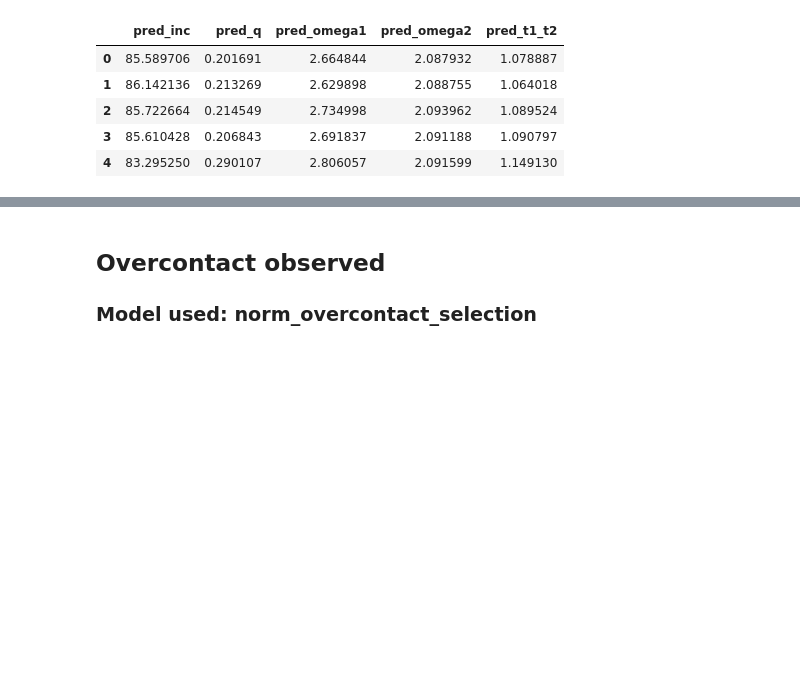
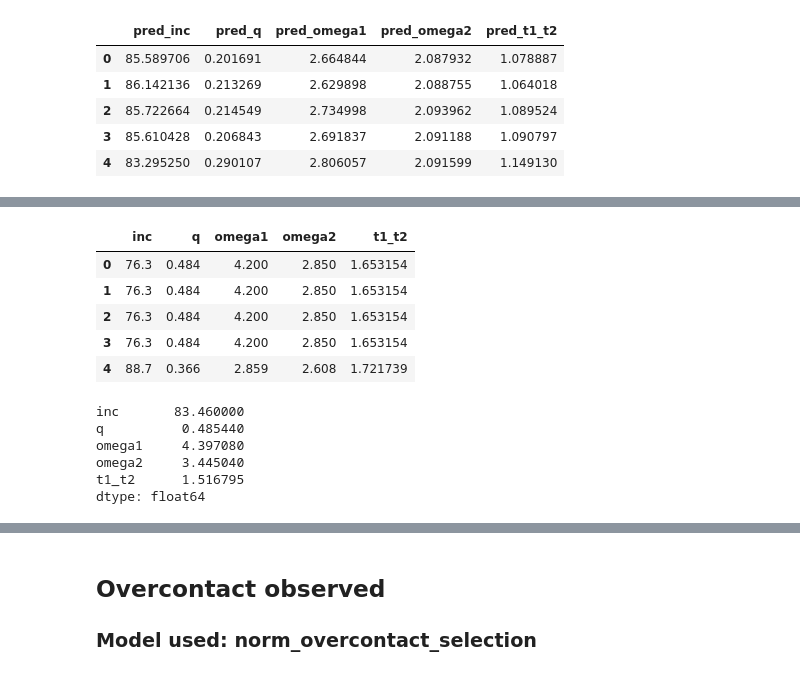
Before and after one commit to AdriNemcikova/DP, a Jupyter notebook: NORM_observed_pred.ipynb, the cells around one changed output, grey strips where cells are left out. Drawn from its saved outputs; the diff is of its cells as text; code cells hidden in the pictures; blank space fills up the shorter version.

```diff
--- a/NORM_observed_pred.ipynb
+++ b/NORM_observed_pred.ipynb
@@ -71,7 +71,7 @@ list(data_det.columns)
  'primary__equivalent_radius',
  'secondary__equivalent_radius']
 # %%
-y = np.array(data_det[[
+y_det = np.array(data_det[[
     "inc",
     "q",
     "omega1",
@@ -168,13 +181,27 @@ pred_mean
 # %%
-true_det_df = pd.DataFrame(y,
+true_det_df = pd.DataFrame(y_det,
                         columns = [
                         "inc",
                         "q",
                         "omega1",
                         "omega2",
                         "t1_t2"])
 true_det_df.head()
+# %% [output]
+|  | inc | q | omega1 | omega2 | t1_t2 |
+| 0 | 76.3 | 0.484 | 4.200 | 2.850 | 1.653154 |
+| 1 | 76.3 | 0.484 | 4.200 | 2.850 | 1.653154 |
+| 2 | 76.3 | 0.484 | 4.200 | 2.850 | 1.653154 |
+| 3 | 76.3 | 0.484 | 4.200 | 2.850 | 1.653154 |
+| 4 | 88.7 | 0.366 | 2.859 | 2.608 | 1.721739 |
 # %%
-true_mean = true_det_df.mean(axis=0)
-true_mean
+true_mean_det = true_det_df.mean(axis=0)
+true_mean_det
+# %% [output]
+inc       83.460000
+q          0.485440
+omega1     4.397080
+omega2     3.445040
+t1_t2      1.516795
+dtype: float64
 # %%
```
Also changed, not shown: parts of 18 cells of this notebook.
